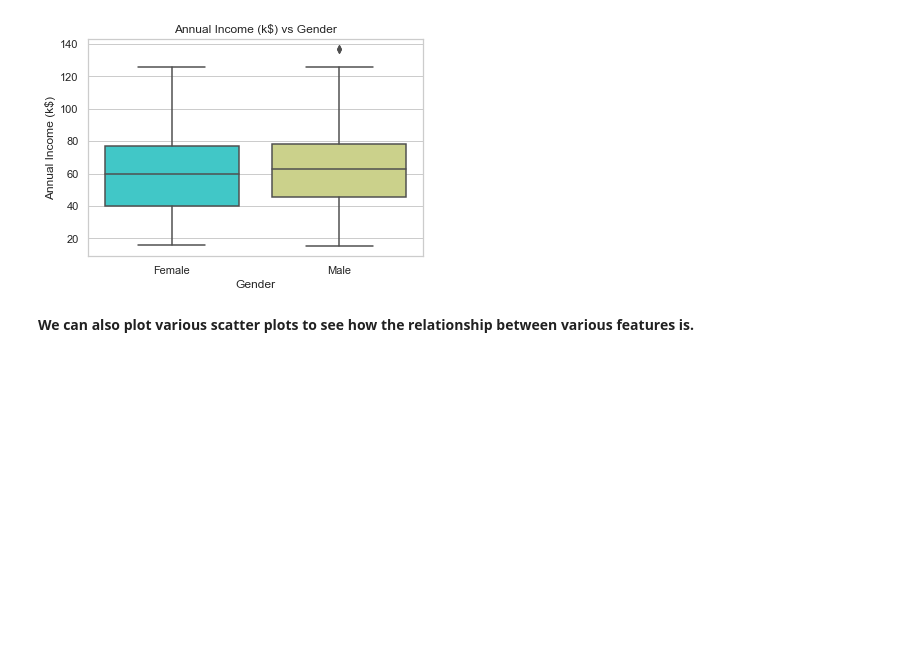
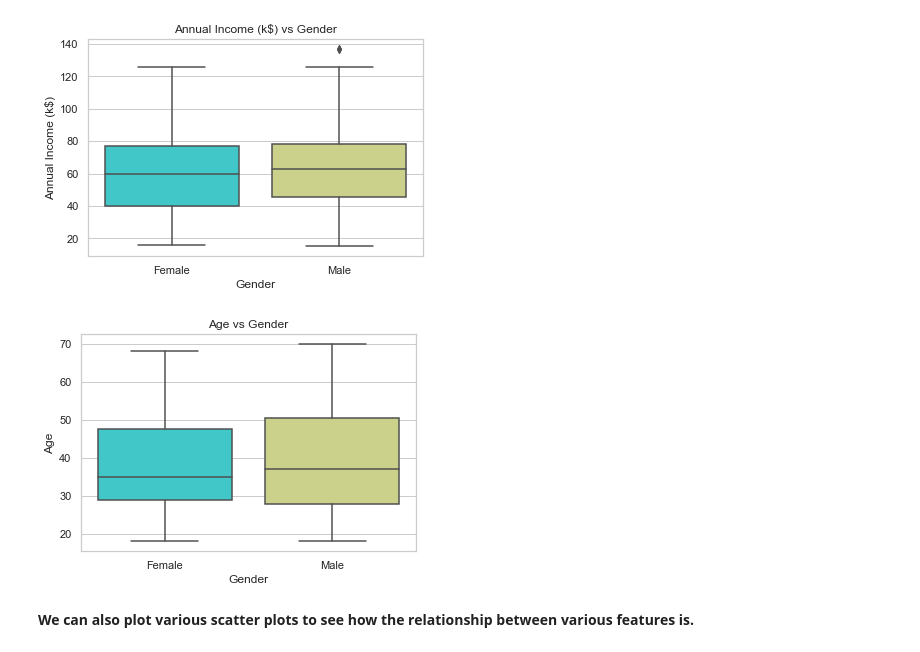
Before and after one commit to ayg15/mall-customer-segmentation, a Jupyter notebook: Mall Customer Segmentation.ipynb, the cells around one changed output. Cells and saved outputs as stored; diff of their text form; code cells hidden in the pictures; blank space fills up the shorter version.

```diff
--- a/Mall Customer Segmentation.ipynb
+++ b/Mall Customer Segmentation.ipynb
@@ -277,6 +277,18 @@ plt.title('Annual Income (k$) vs Gender')
 plt.show()
 # %% [output]
 [figure]
+# %%
+sns.boxplot(x = 'Gender'
+            , y = 'Age'
+            , data = customer_df
+            , palette='rainbow')
+
+plt.xlabel('Gender')
+plt.ylabel('Age')
+plt.title('Age vs Gender')
+plt.show()
+# %% [output]
+[figure, added]
 # %% [markdown]
 **We can also plot various scatter plots to see how the relationship between various features is.**
 # %%
```
Also changed, not shown: parts of 10 cells of this notebook.
